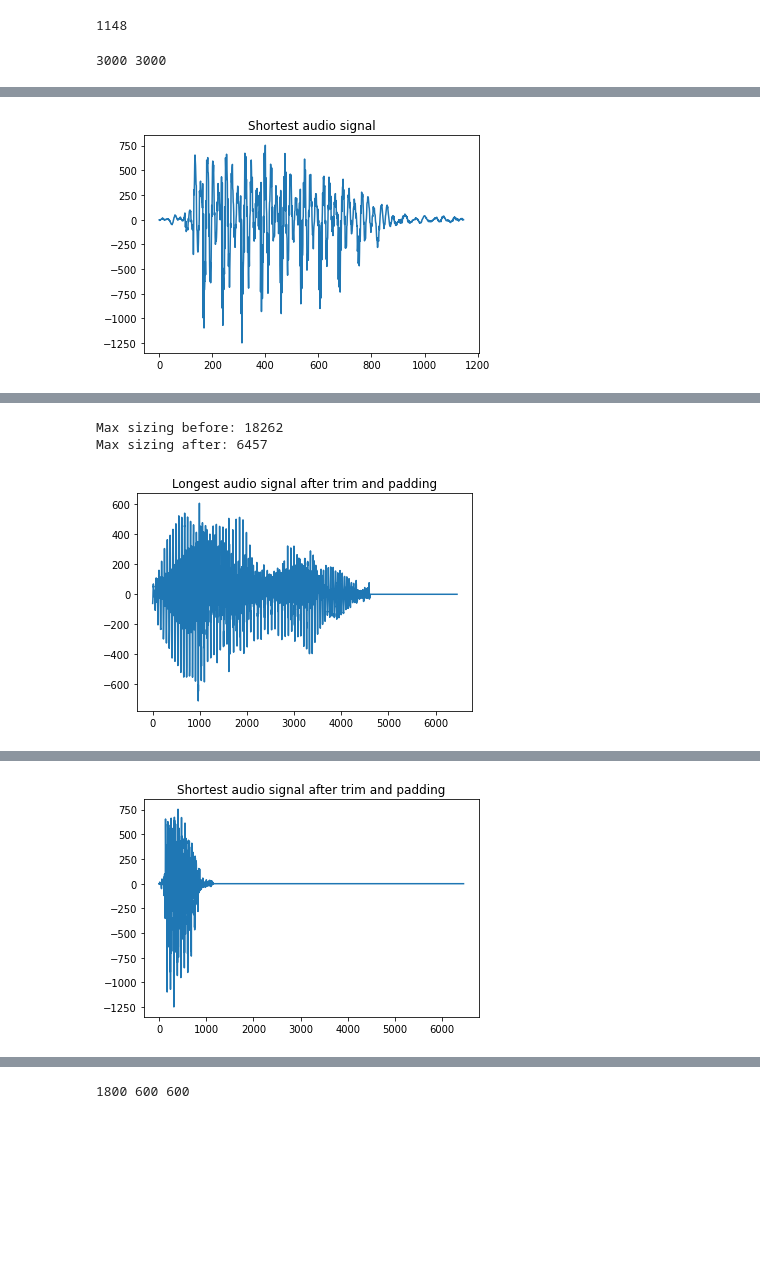
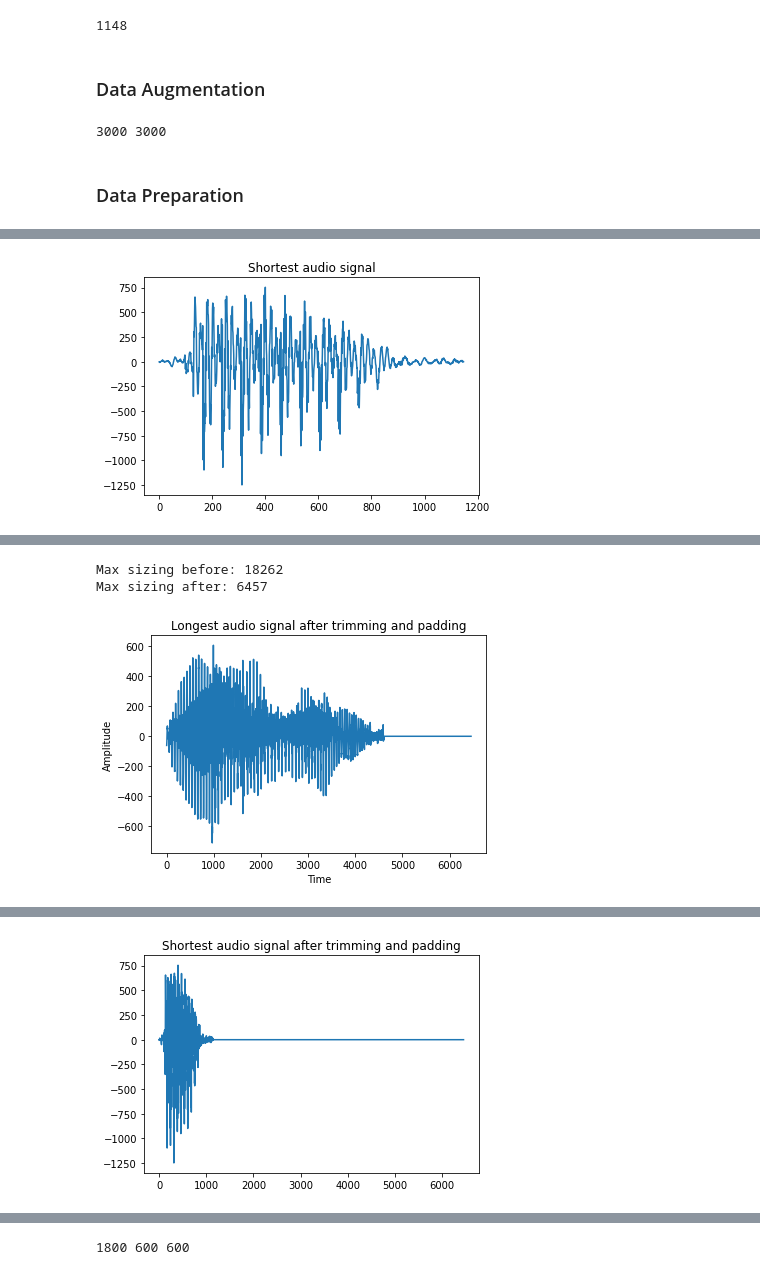
Before and after one commit to leand12/TAAProject2, a Jupyter notebook: proj2.ipynb, the cells around one changed output, grey strips where cells are left out. Drawn from its saved outputs; the diff is of its cells as text; code cells hidden in the pictures; blank space fills up the shorter version.

```diff
--- a/proj2.ipynb
+++ b/proj2.ipynb
@@ -223,5 +247,7 @@ for x in X:
 print(min_size)
 # %% [output]
 1148
+# %% [markdown]
+### Data Augmentation
 # %%
 %%capture --no-stdout --no-display
@@ -231,10 +259,14 @@ print(min_size)
 print(len(X), len(y))
 # %% [output]
 3000 3000
+# %% [markdown]
+### Data Preparation
 # %%
 longest_audio = np.argmax([len(x) for x in X])
 plt.plot(X[longest_audio])
 plt.title("Longest audio signal")
+plt.xlabel("Time")
+plt.ylabel("Amplitude")
 plt.show()
 
 display(ipd.Audio(X[longest_audio], rate=rate))
@@ -256,6 +288,7 @@ print('Max sizing before:', max_size)
 # trim silence
 X = [ remove_silence(x) for x in X ]
 
+
 # add padding to max size
 max_size = 0
 for x in X:
@@ -266,13 +299,15 @@ print('Max sizing after:', max_size)
 X = [ np.pad(x, (0, max_size - x.shape[0])) for x in X ]
 
 plt.plot(X[longest_audio])
-plt.title("Longest audio signal after trim and padding")
+plt.title("Longest audio signal after trimming and padding")
+plt.xlabel("Time")
+plt.ylabel("Amplitude")
 plt.show()
 
 display(ipd.Audio(X[longest_audio], rate=rate))
 
 plt.plot(X[shortest_audio])
-plt.title("Shortest audio signal after trim and padding")
+plt.title("Shortest audio signal after trimming and padding")
 plt.show()
 
 display(ipd.Audio(X[shortest_audio], rate=rate))
@@ -281,11 +316,11 @@ display(ipd.Audio(X[shortest_audio], rate=rate))
 [interactive output not drawn]
 [figure]
 [interactive output not drawn]
 Max sizing before: 18262
 Max sizing after: 6457
-[figure, old version]
+[figure, new version]
 [interactive output not drawn]
-[figure, old version]
+[figure, new version]
 [interactive output not drawn]
 # %%
 train_ratio = 0.60
```
Also changed, not shown: parts of 12 cells of this notebook.
